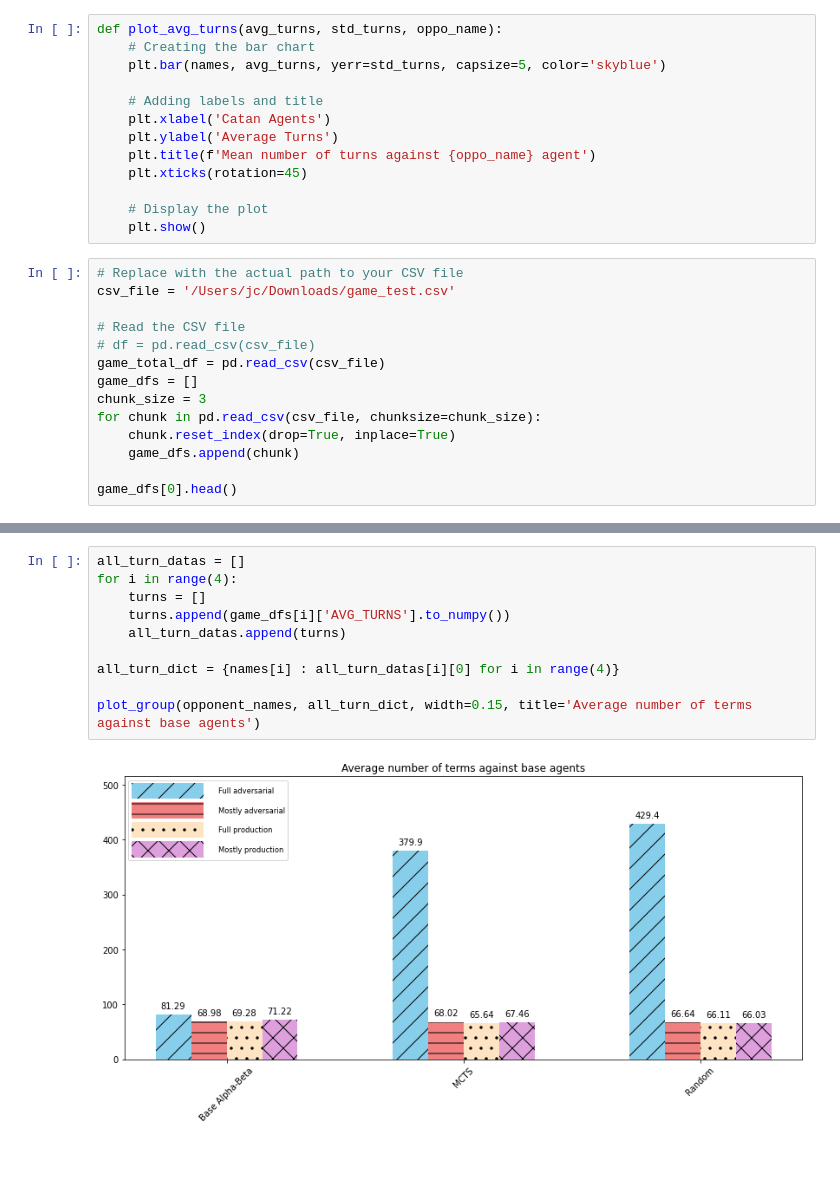
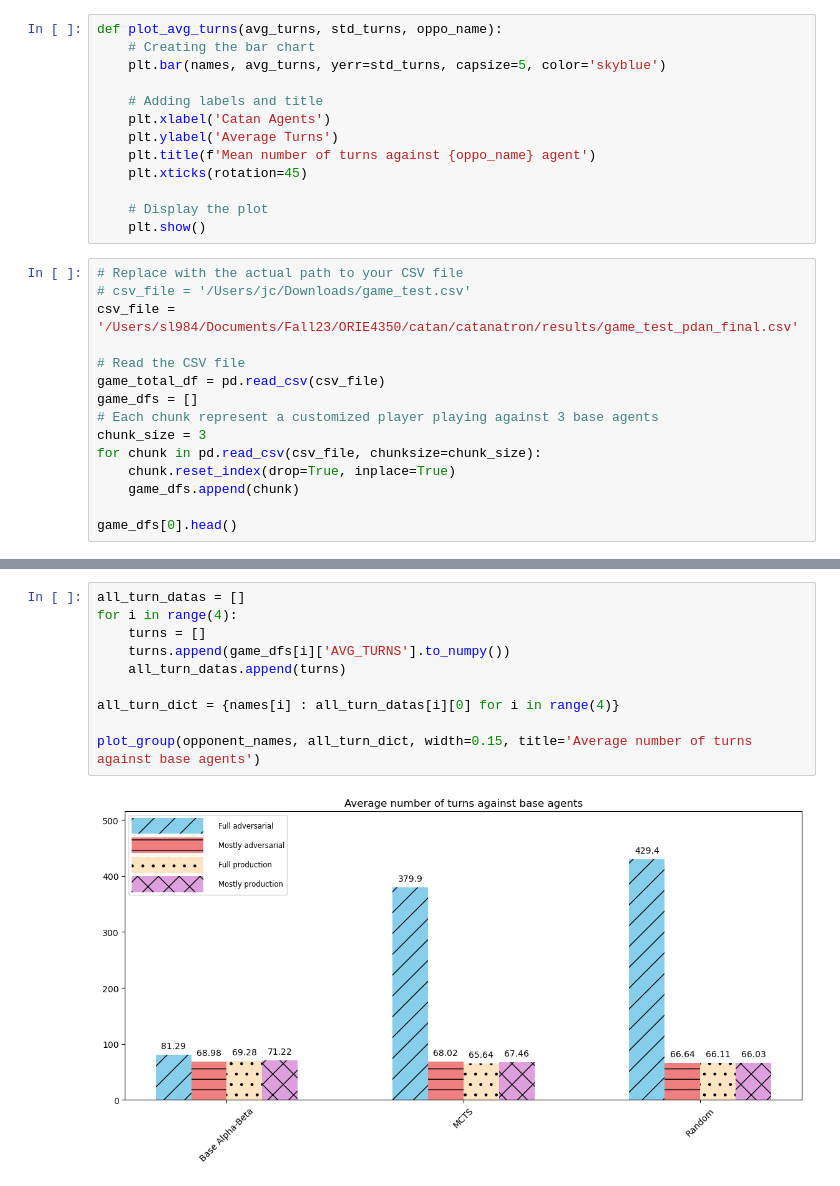
Before and after one commit to pdan101/catanatron, a Jupyter notebook: Catantron_plots.ipynb, the cells around one changed output, grey strips where cells are left out. Cells and saved outputs as stored; diff of their text form; blank space fills up the shorter version.

Commit message:
added pdan data + figures by jenny

```diff
--- a/Catantron_plots.ipynb
+++ b/Catantron_plots.ipynb
@@ -73,12 +74,13 @@ def plot_avg_turns(avg_turns, std_turns, oppo_name):
     plt.show()
 # %%
 # Replace with the actual path to your CSV file
-csv_file = '/Users/jc/Downloads/game_test.csv'
+# csv_file = '/Users/jc/Downloads/game_test.csv'
+csv_file = '/Users/sl984/Documents/Fall23/ORIE4350/catan/catanatron/results/game_test_pdan_final.csv'
 
 # Read the CSV file
-# df = pd.read_csv(csv_file)
 game_total_df = pd.read_csv(csv_file)
 game_dfs = []
+# Each chunk represent a customized player playing against 3 base agents
 chunk_size = 3
 for chunk in pd.read_csv(csv_file, chunksize=chunk_size):
     chunk.reset_index(drop=True, inplace=True)
@@ -105,14 +107,14 @@ plot_avg_turns([df['AVG_TURNS'][2] for df in game_dfs], [df['STD_TURNS'][2] for
 # %%
 all_turn_datas = []
 for i in range(4):
     turns = []
     turns.append(game_dfs[i]['AVG_TURNS'].to_numpy())
     all_turn_datas.append(turns)
 
 all_turn_dict = {names[i] : all_turn_datas[i][0] for i in range(4)}
 
-plot_group(opponent_names, all_turn_dict, width=0.15, title='Average number of terms against base agents')
+plot_group(opponent_names, all_turn_dict, width=0.15, title='Average number of turns against base agents')
 # %% [output]
-[figure, old version]
+[figure, new version]
 # %%
 # Replace with the actual path to your CSV file
```
Also changed, not shown: parts of 11 cells of this notebook, 9 other files.
